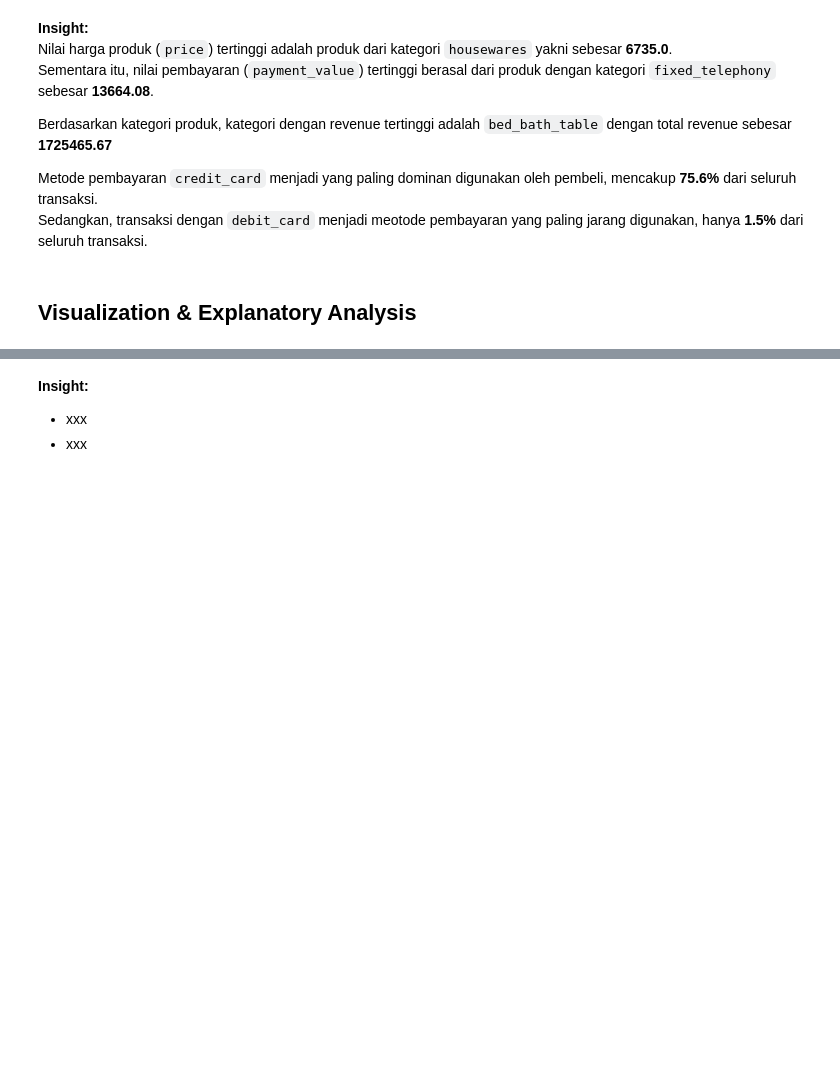
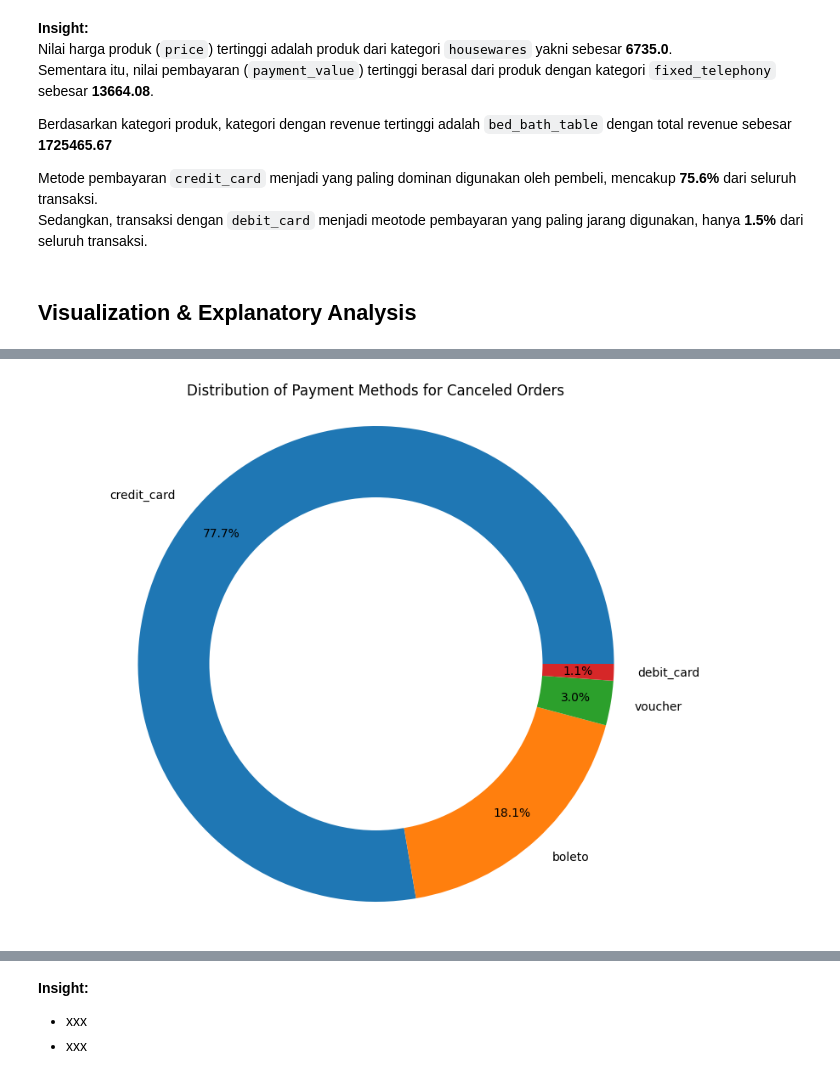
Before and after one commit to fxrdhan/Data-Analysis-Project, a Jupyter notebook: notebook.ipynb, the cells around one changed output, grey strips where cells are left out. Cells and saved outputs as stored; diff of their text form; code cells hidden in the pictures; blank space fills up the shorter version.

```diff
--- a/notebook.ipynb
+++ b/notebook.ipynb
@@ -2294,0 +1979,15 @@ Sedangkan, transaksi dengan `debit_card` menjadi meotode pembayaran yang paling
+# %%
+canceled_payment_methods = all_df[all_df['order_status'] == 'canceled']['payment_type'].value_counts()
+
+plt.figure(figsize=(10, 8))
+plt.pie(canceled_payment_methods, labels=canceled_payment_methods.index, autopct='%1.1f%%', pctdistance=0.85, wedgeprops=dict(width=0.5))
+plt.title('Distribution of Payment Methods for Canceled Orders')
+plt.axis('equal')
+
+center_circle = plt.Circle((0,0), 0.70, fc='white')
+fig = plt.gcf()
+fig.gca().add_artist(center_circle)
+
+plt.show()
+# %% [output]
+[figure, added]
```
Also changed, not shown: parts of 37 cells of this notebook.
